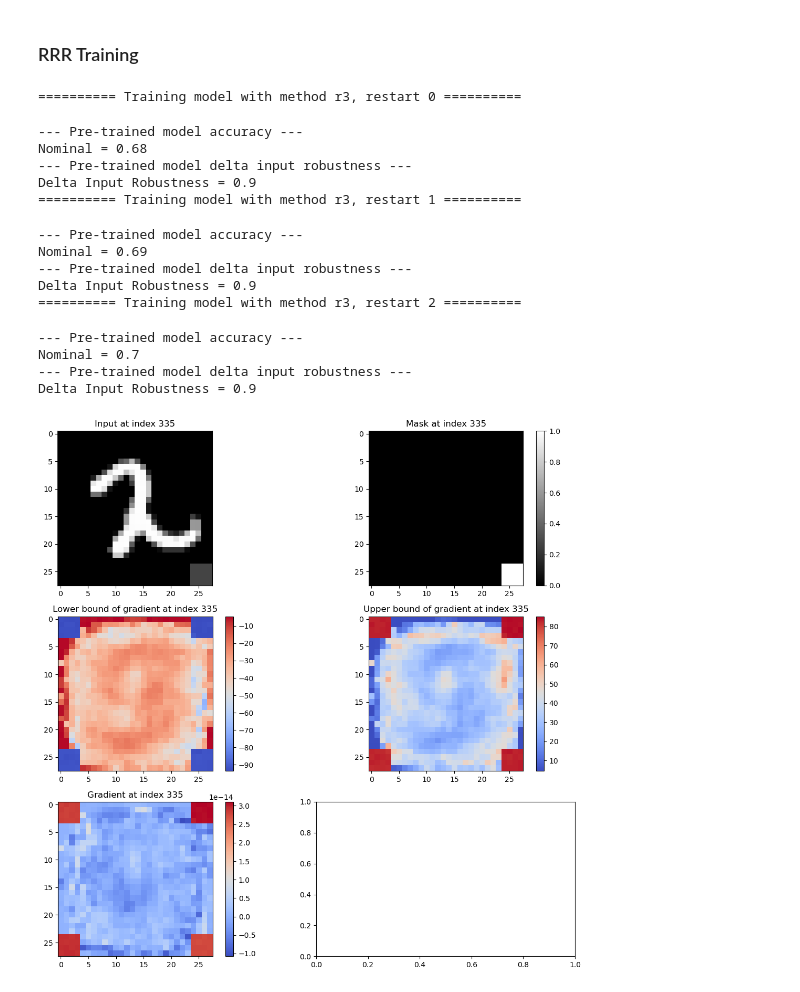
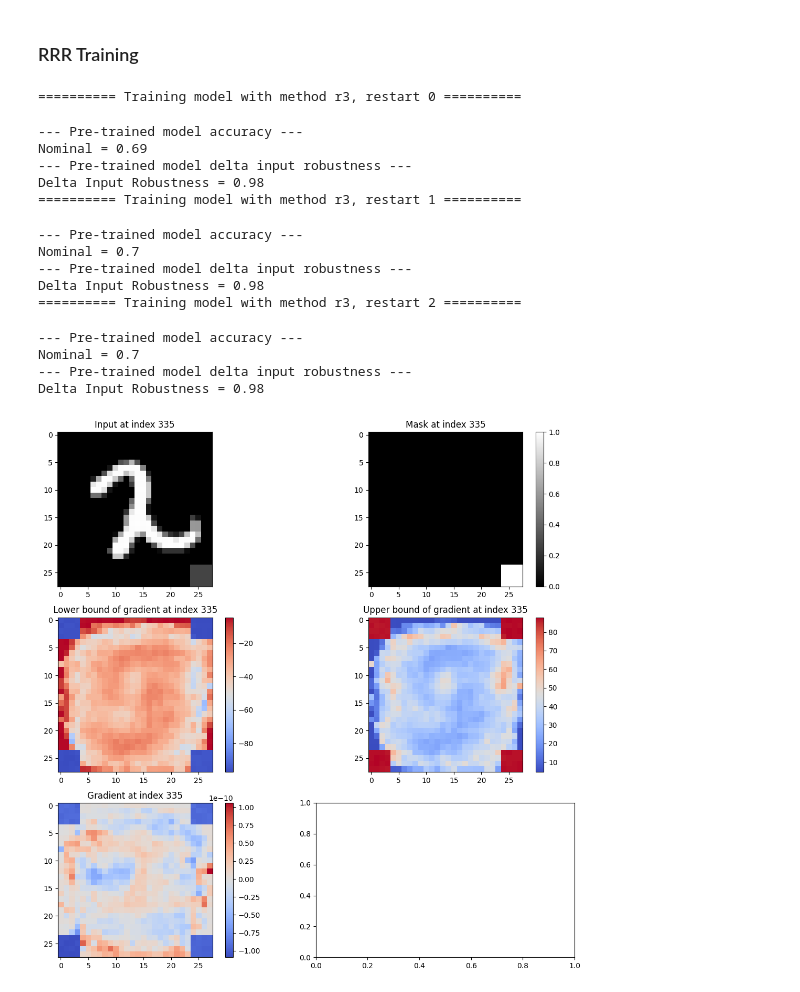
Before and after one commit to Mihneaghitu/ModelGuidanceViaRobustFeatureAttribution, a Jupyter notebook: examples/DECOY MNIST - R4.ipynb, the cells around one changed output. Cells and saved outputs as stored; diff of their text form; code cells hidden in the pictures.

```diff
--- a/examples/DECOY MNIST - R4.ipynb
+++ b/examples/DECOY MNIST - R4.ipynb
@@ -81,9 +84,9 @@ dl_masks_test = torch.utils.data.DataLoader(masks_dset, batch_size=batch_size, s
 # %%
-def train_model_with(n_epochs, model, learning_rate, criterion, epsilon, mlx_method, k):
+def train_model_with(n_epochs, model, learning_rate, criterion, epsilon, mlx_method, k, k_schedule=None):
     optimizer = torch.optim.Adam(model.parameters(), lr=learning_rate)
     # pre-train the model
     progress_bar = tqdm.trange(n_epochs, desc="Epoch", )
-    for _ in progress_bar:
+    for epoch in progress_bar:
         for i, (x, u, m) in enumerate(dl_masks_train):
             # Forward pass
             u, x = u.to(device), x.to(device).flatten(start_dim=1)
@@ -97,13 +100,16 @@ def train_model_with(n_epochs, model, learning_rate, criterion, epsilon, mlx_met
             if mlx_method == "std":
                 u = torch.nn.functional.one_hot(u, num_classes=10).squeeze().float()
                 assert inp_grad_reg == 0
-            loss = criterion(output, u) + k * inp_grad_reg
+            std_loss = criterion(output, u)
+            if k_schedule is not None:
+                k = k_schedule(epoch, n_epochs, std_loss, inp_grad_reg)
+            loss = std_loss + k * inp_grad_reg
             # Backward and optimize
             optimizer.zero_grad()
             loss.backward()
             optimizer.step()
             if i % 100 == 0:
-                progress_bar.set_postfix(loss=loss.item())
+                progress_bar.set_postfix({"std loss": std_loss.item(), "input grad loss": k * inp_grad_reg})
 # %%
 def test_model_acc(model):
     # evaluate the pre-trained model
@@ -171,7 +177,7 @@ Batch input shape: torch.Size([1000, 1, 784]), batch mask shape: torch.Size([100
 # %% [markdown]
 ## Experiments
 # %%
-DELTA_INPUT_ROBUSTNESS_PARAM = 0.1
+DELTA_INPUT_ROBUSTNESS_PARAM = 0.01
 # %%
 def test_delta_input_robustness(model):
     # The model needs to be delta input robust only in the irrelevant features
@@ -185,11 +191,12 @@ def test_delta_input_robustness(model):
         d_l, d_u = grad_bounds[1]
         d_l, d_u = d_l.flatten(start_dim=1), d_u.flatten(start_dim=1)
         d_l, d_u = d_l * test_masks, d_u * test_masks
+        # keep the dimensions, but remove the elements which are 0
         abs_diff = torch.abs(d_l - d_u)
         # [batch_size, input_dim]
-        robust_grad_inputs = torch.where(abs_diff <= DELTA_INPUT_ROBUSTNESS_PARAM, 1, 0).bool()
+        robust_grad_inputs = torch.where(abs_diff <= DELTA_INPUT_ROBUSTNESS_PARAM, True, False) # 1000 x 784
         # [batch_size]
-        is_robust_grad = robust_grad_inputs.all(dim=-1)
+        is_robust_grad = robust_grad_inputs.all(dim=0)
         num_robust += is_robust_grad.sum().item()
     num_robust /= len(dl_masks_test.dataset)
     print("--- Pre-trained model delta input robustness ---")
@@ -211,8 +218,10 @@ for i in range(restarts):
     train_model_with(num_epochs, curr_model, lr, criterion, epsilon, mlx_method, k)
     test_model_acc(curr_model)
     test_delta_input_robustness(curr_model)
+    test_with_masks_batch = next(iter(dl_masks_test))
+    test_idx_to_visualize = torch.randint(0, batch_size, (1,)).item()
     if i == restarts - 1:
-        visualize_gradient(curr_model, *init_batch_train_with_masks, epsilon, idx_to_visualize)
+        visualize_gradient(curr_model, *test_with_masks_batch, epsilon, test_idx_to_visualize)
 # %% [output]
 ========== Training model with method std restart 0 ==========
 --- Pre-trained model accuracy ---
@@ -235,37 +244,50 @@ Delta Input Robustness = 0.9
 # %%
 # Train standard 3 times and test accuracy and delta input robustness for the masked region
 rrr_method = "r3"
+def rrr_k_schedule(curr_epoch, max_epochs, std_loss, rrr_loss):
+    if curr_epoch <= max_epochs // 5:
+        return 0.0
+    else:
+        # get magnitude difference in terms of order of magnitude
+        loss_diff = rrr_loss - std_loss
+        if loss_diff < 0:
+            return 1.0
+        orders_of_mag = torch.floor(torch.log10(loss_diff))
+        # the 2 is there to allow for a bit of a margin
+        return 1 / (2 * (10 ** (orders_of_mag - 1)))
+
+
 for i in range(restarts):
     # Reinitialize the model
     # We could try to just reinitialize the weights, but we can throw away the previous model for now as we do not need it
     torch.manual_seed(i + SEED)
     curr_model = FullyConnected(*ARCH)
     curr_model.append(torch.nn.Softmax(dim=1))
     curr_model = curr_model.to(device)
 
     print(f"========== Training model with method {rrr_method}, restart {i} ==========")
-    train_model_with(num_epochs, curr_model, lr, criterion, epsilon, rrr_method, 1e-2)
+    train_model_with(num_epochs, curr_model, lr, criterion, epsilon, rrr_method, k, k_schedule=rrr_k_schedule)
     test_model_acc(curr_model)
     test_delta_input_robustness(curr_model)
     if i == restarts - 1:
         visualize_gradient(curr_model, *init_batch_train_with_masks, epsilon, idx_to_visualize)
 # %% [output]
 ========== Training model with method r3, restart 0 ==========
 --- Pre-trained model accuracy ---
-Nominal = 0.68
+Nominal = 0.69
 --- Pre-trained model delta input robustness ---
-Delta Input Robustness = 0.9
+Delta Input Robustness = 0.98
 ========== Training model with method r3, restart 1 ==========
 --- Pre-trained model accuracy ---
-Nominal = 0.69
+Nominal = 0.7
 --- Pre-trained model delta input robustness ---
-Delta Input Robustness = 0.9
+Delta Input Robustness = 0.98
 ========== Training model with method r3, restart 2 ==========
 --- Pre-trained model accuracy ---
 Nominal = 0.7
 --- Pre-trained model delta input robustness ---
-Delta Input Robustness = 0.9
+Delta Input Robustness = 0.98
-[figure, old version]
+[figure, new version]
 # %%
 # Train standard 3 times and test accuracy and delta input robustness for the masked region
 r4_method = "r4"
```
Also changed, not shown: parts of 5 cells of this notebook, 8 other files.
